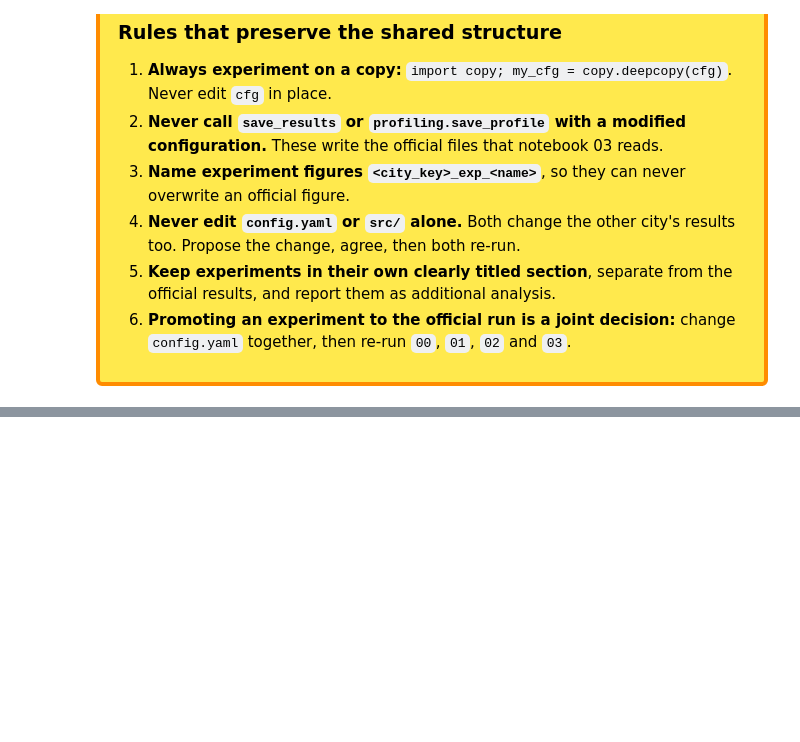
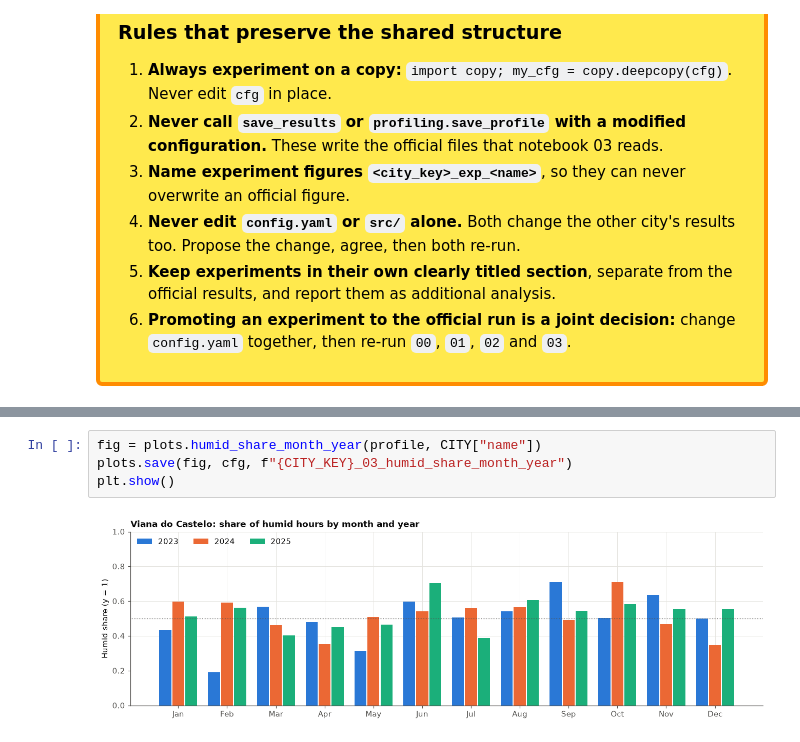
Before and after one commit to VikaMokhovikova/data_stream_mining_asnm1, a Jupyter notebook: notebooks/02_cityB_viana_do_castelo.ipynb, the cells around one changed output, grey strips where cells are left out. Saved outputs shown, nothing was run; the diff lists cells and outputs as text; blank space fills up the shorter version.

```diff
--- a/notebooks/02_cityB_viana_do_castelo.ipynb
+++ b/notebooks/02_cityB_viana_do_castelo.ipynb
@@ -170,0 +248,6 @@ Never call `save_results` with a modified configuration. If a change is clearly
+# %%
+fig = plots.humid_share_month_year(profile, CITY["name"])
+plots.save(fig, cfg, f"{CITY_KEY}_03_humid_share_month_year")
+plt.show()
+# %% [output]
+[figure, added]
```
Also changed, not shown: parts of 71 cells of this notebook, 19 other files.
